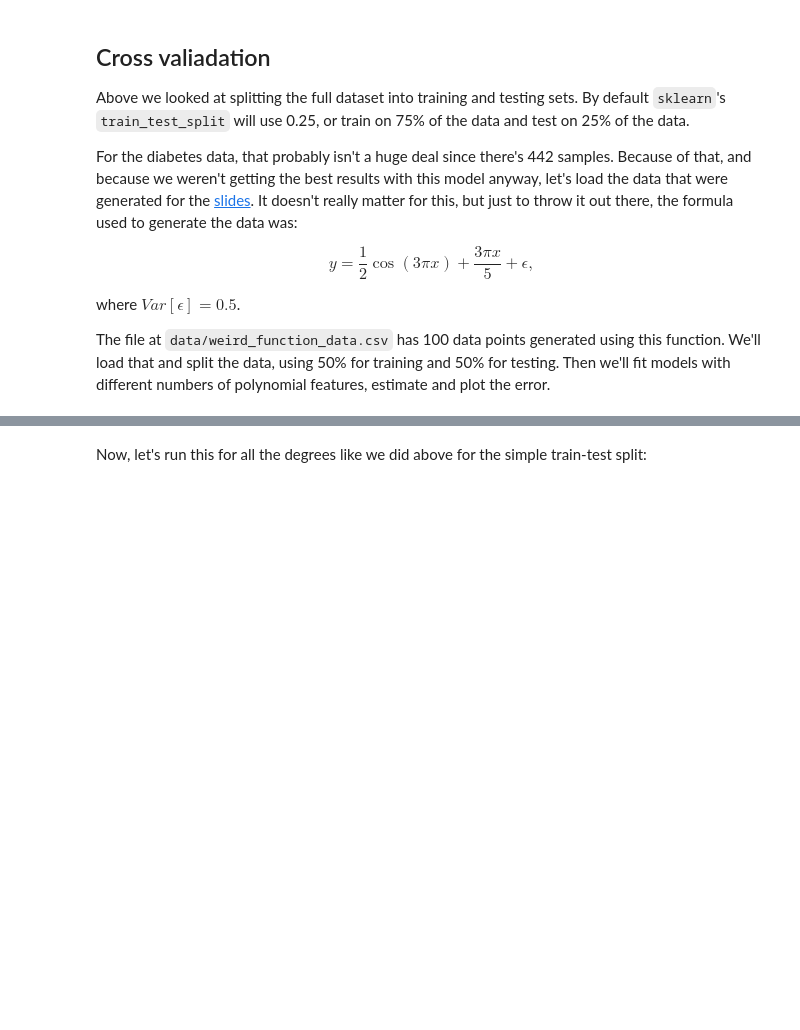
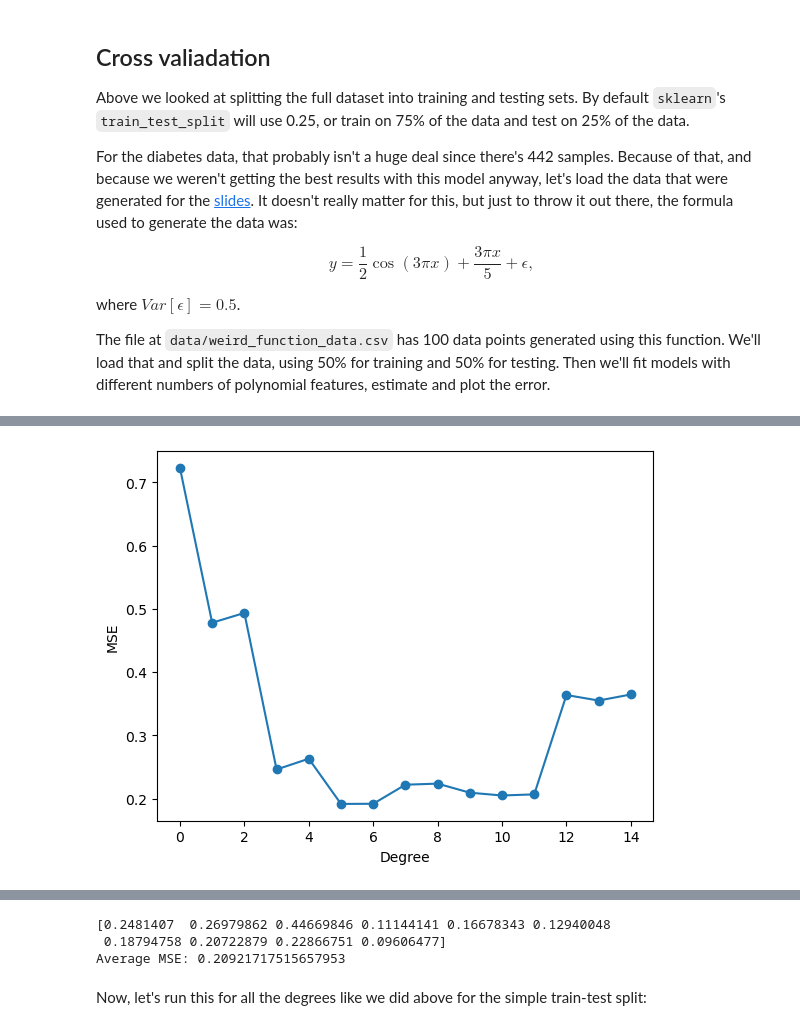
Before and after one commit to EJMancero/Jupyter_Content2, a Jupyter notebook: 08_Bias_variance_tradeoff_student.ipynb, the cells around one changed output, grey strips where cells are left out. Cells and saved outputs as stored; diff of their text form; code cells hidden in the pictures; blank space fills up the shorter version.

```diff
--- a/08_Bias_variance_tradeoff_student.ipynb
+++ b/08_Bias_variance_tradeoff_student.ipynb
@@ -255,9 +257,15 @@ from sklearn.model_selection import train_test_split
 X_diabetes, y_diabetes = load_diabetes(return_X_y=True)
 
 # Let's split the data into training/testing data
+X_train, X_test, y_train, y_test = train_test_split(X_diabetes, y_diabetes, random_state=1)
 # %%
 # Setup out model
+model = Pipeline([
+    ('poly', PolynomialFeatures(degree=1)),
+    ('linreg', LinearRegression(fit_intercept=False))
+])
 
+model.fit(X_train,y_train)
 
 print(f'Training data score: {model.score(X_train,y_train)}')
 print(f'Testing data score: {model.score(X_test,y_test)}')
@@ -273,3 +284,8 @@ $$ y = \frac{1}{2} \cos(3\pi x) + \frac{3\pi x}{5} + \epsilon ,$$
 where $Var[\epsilon] = 0.5$.
 
 The file at `data/weird_function_data.csv` has 100 data points generated using this function. We'll load that and split the data, using 50% for training and 50% for testing. Then we'll fit models with different numbers of polynomial features, estimate and plot the error.
+# %%
+import pandas as pd
+
+df = pd.read_csv('data/weird_function_data.csv')
+df
@@ -276,37 +306,47 @@ The file at `data/weird_function_data.csv` has 100 data points generated using t
 # %%
-import pandas as pd
-import plotnine as pn
-
-
  # Get the x values
  # get the y values
+X = df[['x']]
+y = df.y
 # %%
 #Split our data
-X_train, X_test, y_train, y_test = train_test_split(X, y, test_size=0.5)
+X_train, X_test, y_train, y_test = train_test_split(X, y, test_size=0.5) #Half the data
 
 def mse(model, x, y):
     return np.mean((y-model.predict(x))**2)
 
 err = []
 degrees = range(15)
 
 # Loop over degrees
+for degree in degrees:
 
+    model = Pipeline([
+        ('poly', PolynomialFeatures(degree=degree)),
+        ('linreg', LinearRegression(fit_intercept=False))
+    ])
+
+    model.fit(X_train,y_train)
+    err.append(mse(model, X_test, y_test)) #Adds error to the err []  list we made earlier
 
 
 err_df = pd.DataFrame({'degree':degrees, 'mse':err})
 # Line plot
 plt.plot(err_df['degree'], err_df['mse'], label='MSE by Degree')
 
 # Overlay points
 plt.scatter(err_df['degree'], err_df['mse'])
 
 # Adding labels and title
 plt.xlabel('Degree')
 plt.ylabel('MSE')
 
 # Display the plot
 plt.show()
+
+#Running the plot again and again gives somewhat diff graphs. That's high variance.
+# %% [output]
+[figure, added]
 # %% [markdown]
 Run the above code each time...you should get quite different results with each realization. Each run splits the data into training and testing datasets randomly. With each split, we get quite different values for out error estimates.
 
@@ -332,11 +372,17 @@ model = Pipeline([
 ])
 
 
-kf = KFold(n_splits=10, shuffle=True)
+kf = KFold(n_splits=10, shuffle=True) #shuffle means random
 res = cross_val_score(model, X, y, cv=kf, scoring=mse)
 
 print(res)
 print(f'Average MSE: {res.mean()}')
+
+#slightly diff values on each run
+# %% [output]
+[0.2481407  0.26979862 0.44669846 0.11144141 0.16678343 0.12940048
+ 0.18794758 0.20722879 0.22866751 0.09606477]
+Average MSE: 0.20921717515657953
 # %% [markdown]
 Now, let's run this for all the degrees like we did above for the simple train-test split:
 # %%
```
Also changed, not shown: parts of 7 cells of this notebook.
